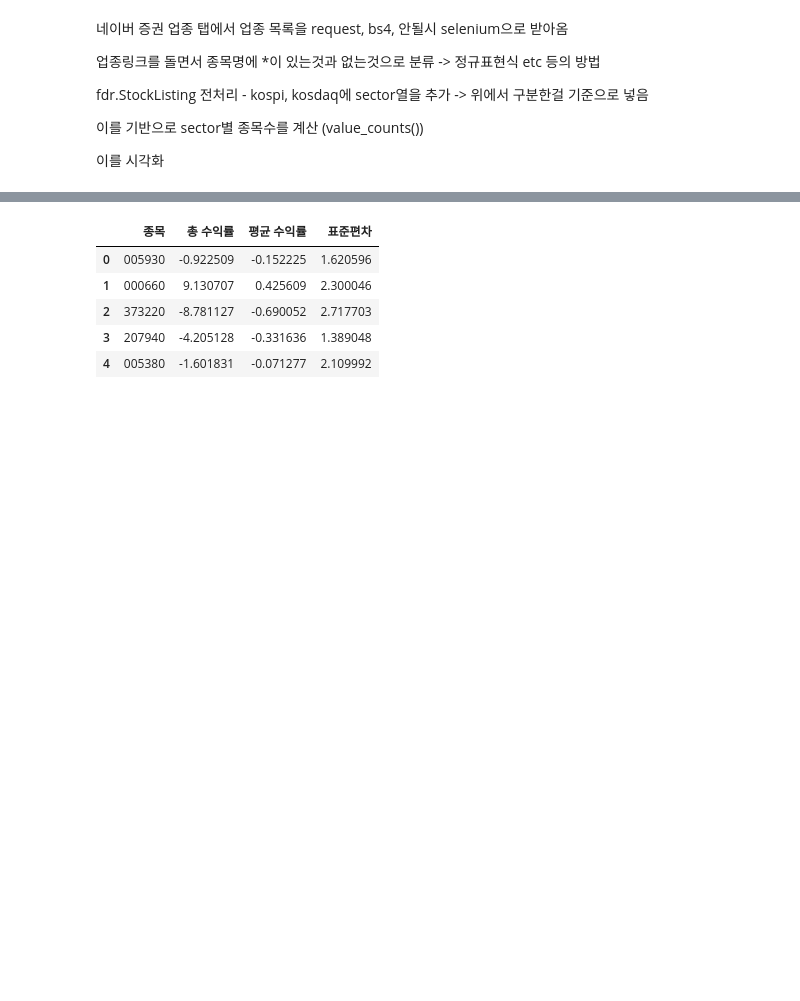
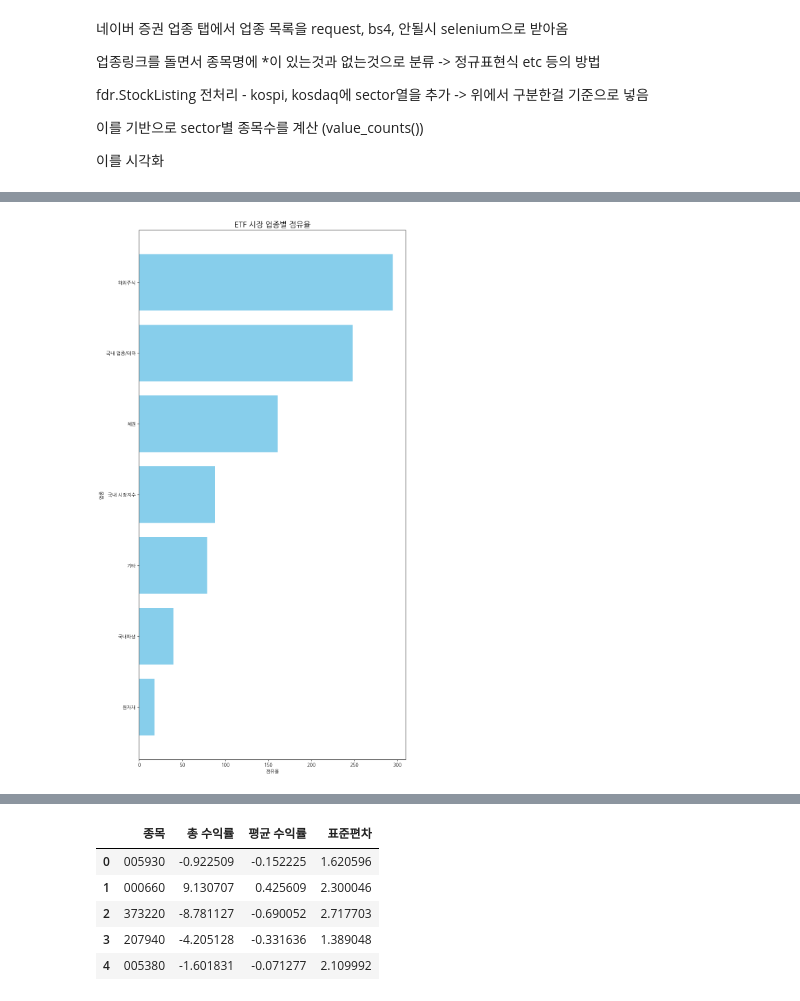
Before and after one commit to june2598/pythonstudy, a Jupyter notebook: project/sector_analysis(수익률).ipynb, the cells around one changed output, grey strips where cells are left out. Saved outputs shown, nothing was run; the diff lists cells and outputs as text; code cells hidden in the pictures; blank space fills up the shorter version.

```diff
--- a/project/sector_analysis(수익률).ipynb
+++ b/project/sector_analysis(수익률).ipynb
@@ -37,3 +41,20 @@ import datetime
 # 모든 컬럼,행을 출력하도록 설정
 pd.set_option('display.max_columns', None) # None으로 설정하면 모든 컬럼 출력
 pd.set_option('display.max_rows', None) #None으로 설정하면 모든 행 출력
+# %%
+# 업종별 점유율을 시각화 하는 함수
+
+def visualize_sector_share(market=None):
+
+    df = sector_data = load_sector_data(market)
+
+    # 업종별 카운트 계산
+    df_sector_cnt = df['Sector'].value_counts().sort_values(ascending=True)
+
+    # 시각화
+    plt.figure(figsize=(10, 20))
+    plt.barh(df_sector_cnt.index, df_sector_cnt.values, color='skyblue')
+    plt.title(f'{market} 시장 업종별 점유율', fontsize=16)
+    plt.xlabel('점유율')
+    plt.ylabel('업종')
+    plt.show()
@@ -39,0 +99,4 @@ pd.set_option('display.max_rows', None) #None으로 설정하면 모든 행 출
+# %%
+visualize_sector_share('ETF')
+# %% [output]
+[figure, added]
```
Also changed, not shown: parts of 27 cells of this notebook, 19 other files.
